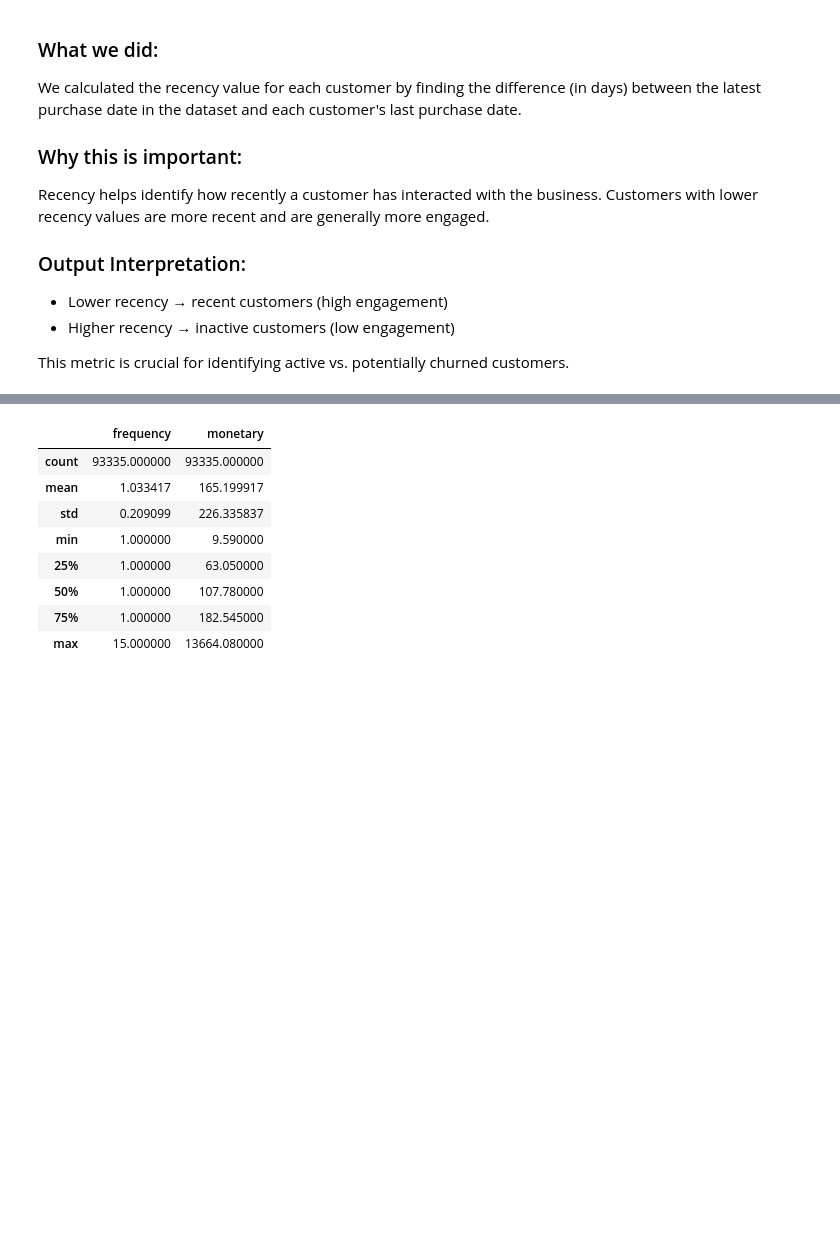
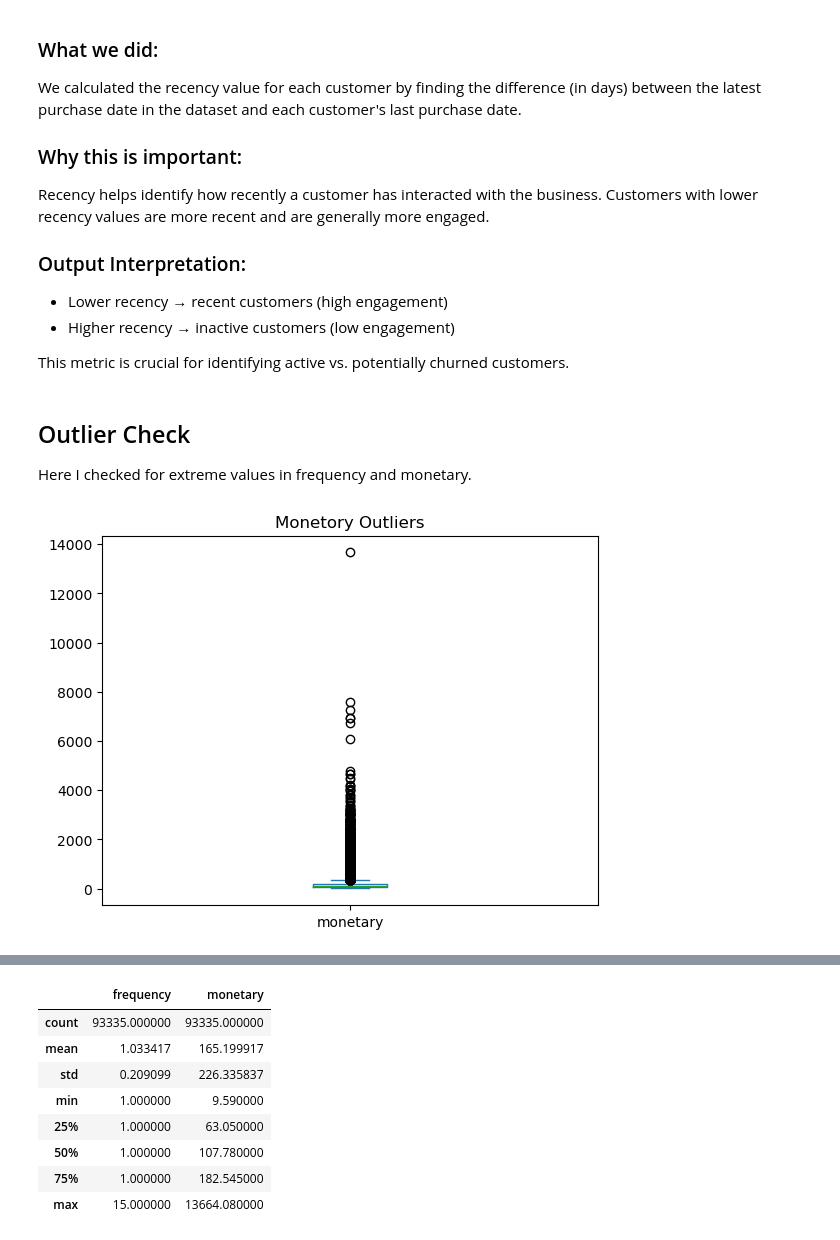
Before and after one commit to PrajaktaGawade092/Ecommerce-RFM-Analysis, a Jupyter notebook: notebooks/analysis.ipynb, the cells around one changed output, grey strips where cells are left out. Cells and saved outputs as stored; diff of their text form; code cells hidden in the pictures; blank space fills up the shorter version.

```diff
--- a/notebooks/analysis.ipynb
+++ b/notebooks/analysis.ipynb
@@ -253,3 +283,14 @@ Recency helps identify how recently a customer has interacted with the business.
 - Higher recency → inactive customers (low engagement)
 
 This metric is crucial for identifying active vs. potentially churned customers.
+# %% [markdown]
+## Outlier Check
+
+Here I checked for extreme values in frequency and monetary.
+# %%
+plt.figure()
+rfm_base['monetary'].plot(kind='box')
+plt.title("Monetory Outliers")
+plt.show()
+# %% [output]
+[figure, added]
```
Also changed, not shown: parts of 19 cells of this notebook, 1 other file.
